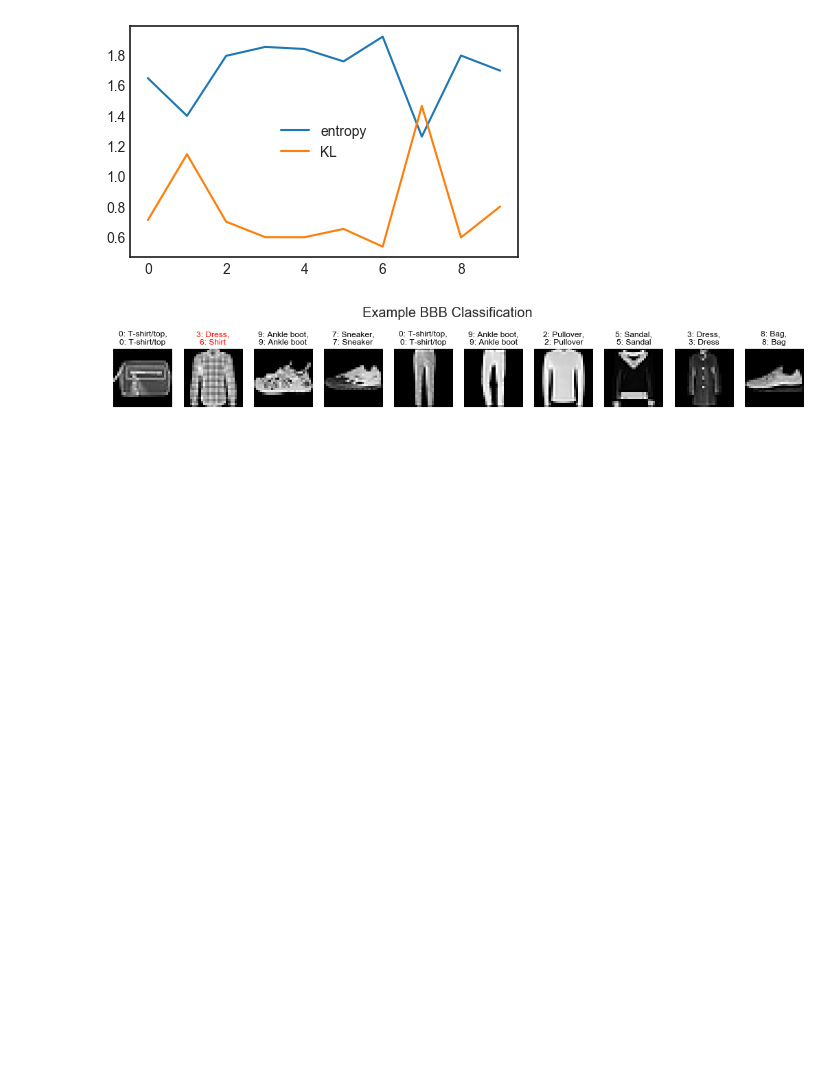
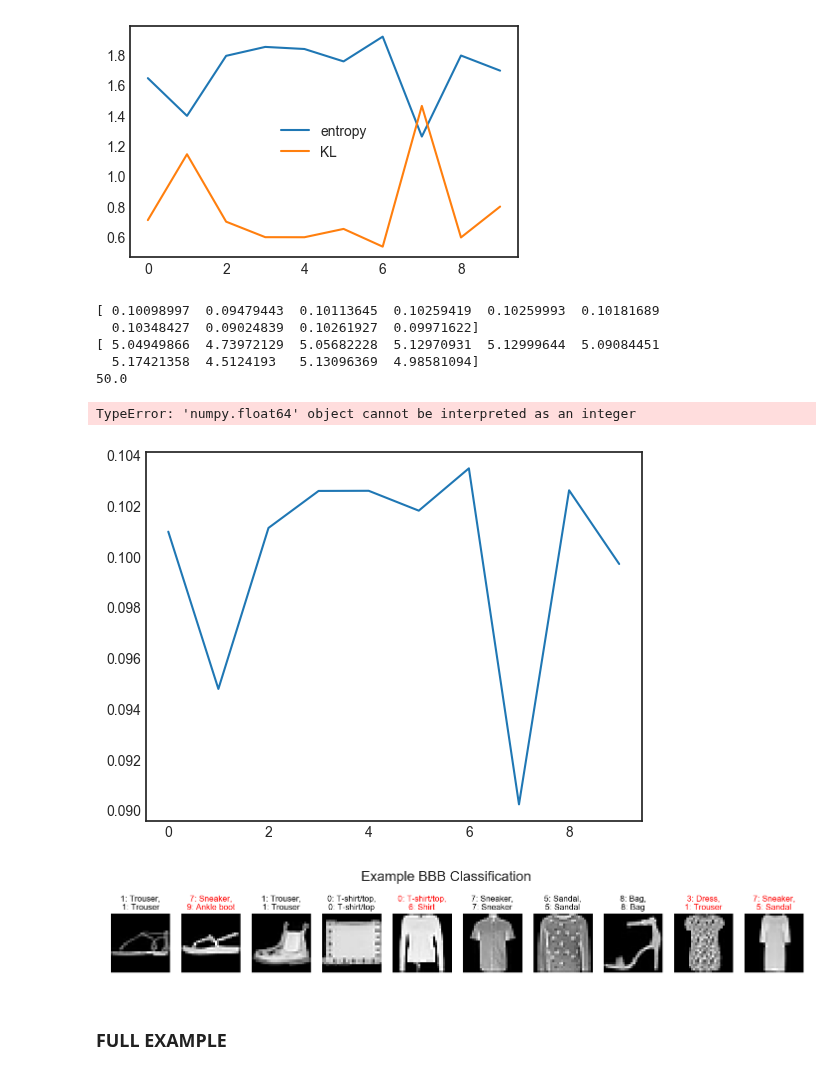
Before and after one commit to chongguo/ADVI-pymc3-Fashion-MNIST, a Jupyter notebook: ek_sandbox/BBB_active_learning.ipynb, the cells around one changed output. Saved outputs shown, nothing was run; the diff lists cells and outputs as text; code cells hidden in the pictures; blank space fills up the shorter version.

```diff
--- a/ek_sandbox/BBB_active_learning.ipynb
+++ b/ek_sandbox/BBB_active_learning.ipynb
@@ -380,7 +380,7 @@ Functions for getting subset (balanced)
 # %%
 def get_training_subset(X_train, y_train, n_samples):
     (n_train, n_input) = np.shape(X_train)
-    n_cat = np.max(y_train)
+    n_cat = 10
     if n_train == n_samples:
         return X_train, y_train
     # make n_samples a multiple of 10 for ease of balancing the dataset
@@ -397,7 +397,7 @@ def get_training_subset(X_train, y_train, n_samples):
 # %% [markdown]
 ### Train Network on subset of data
 # %%
-n_samples = 100
+n_samples = 10
 X_train_subset, y_train_subset = get_training_subset(X_train, y_train, n_samples)
 
 NN_model = construct_nn(X_train_subset, y_train_subset, n_input, n_output, n_samples, n_hidden_1=128)
@@ -477,18 +477,42 @@ plt.legend()
 <matplotlib.legend.Legend at 0x...>
 [figure]
 # %%
-def get_training_subset_prop(n_samples, p_vals, n_input):
+def get_training_subset_prop(X_train, y_train, n_samples, p_vals):
     (n_train, n_input) = np.shape(X_train)
-    n_cat = np.max(y_train)
+    n_cat = 10
     # make n_samples a multiple of 10 for ease of balancing the dataset
-    n_cat_samples = np.random.multinomial(n_samples, p_vals, size=1)
+#     n_cat_samples = np.random.multinomial(n_samples, p_vals, size=1)[0]
+    n_cat_samples = (p_vals*n_samples)
+    print(p_vals)
+    print(n_cat_samples)
+    print(np.sum(n_cat_samples))
     # get appropraite number of samples from each category
     cat_ind = list()
     ind_array = np.arange(n_train)
     for cat in range(n_cat):
-        cat_ind = np.append(cat_ind, np.random.choice(ind_array[y_train == cat], size=n_cat_samples[i], replace=False))
-    print(y_train[cat_ind])
+        cat_ind = np.append(cat_ind, np.random.choice(ind_array[y_train == cat], size=n_cat_samples[cat], replace=False))
+    cat_ind = cat_ind.astype(int)
+#     print(y_train[cat_ind])
     np.random.shuffle(cat_ind)
     X_train_subset = X_train[cat_ind.astype(int)]
     y_train_subset = y_train[cat_ind.astype(int)]
+    X_train_subset = theano.shared(X_train_subset)
+    y_train_subset = theano.shared(X_train_subset)
     return X_train_subset, y_train_subset
+# %%
+p_vals = 1-(cat_KL/np.sum(cat_KL))
+p_vals /= np.sum(p_vals)
+plt.plot(p_vals)
+n_samples = 50
+X_train_subset, y_train_subset = get_training_subset_prop(X_train, y_train, n_samples, p_vals)
+np.shape(X_train_subset)
+plt.hist(y_train_subset, bins=10)
+plt.show()
+# %% [output]
+[ 0.10098997  0.09479443  0.10113645  0.10259419  0.10259993  0.10181689
+  0.10348427  0.09024839  0.10261927  0.09971622]
+[ 5.04949866  4.73972129  5.05682228  5.12970931  5.12999644  5.09084451
+  5.17421358  4.5124193   5.13096369  4.98581094]
+50.0
+TypeError: 'numpy.float64' object cannot be interpreted as an integer
+[figure, added]
@@ -512,4 +556,6 @@ for rs,ax in zip(rand_samps,axs):
 
 f.suptitle("Example BBB Classification",fontsize=fontsize+4);
 # %% [output]
-[figure, old version]
+[figure, new version]
+# %% [markdown]
+### FULL EXAMPLE
```
Also changed, not shown: parts of 18 cells of this notebook.
